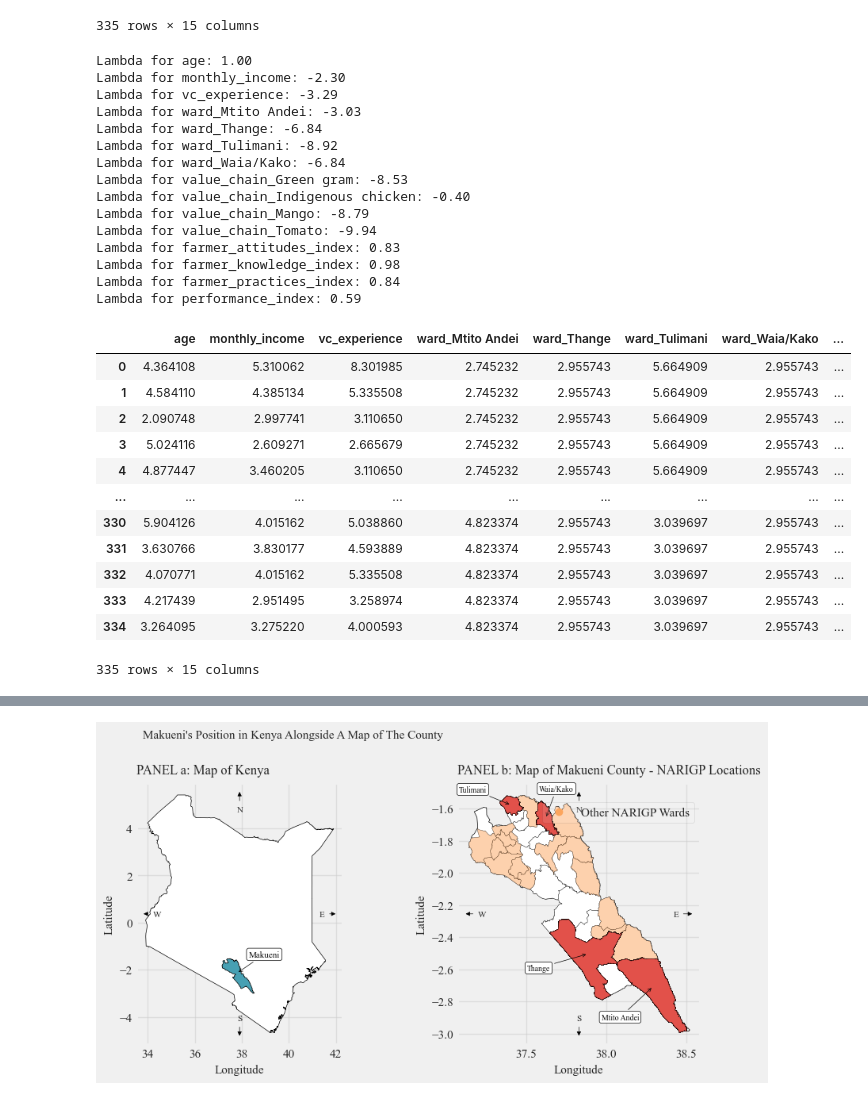
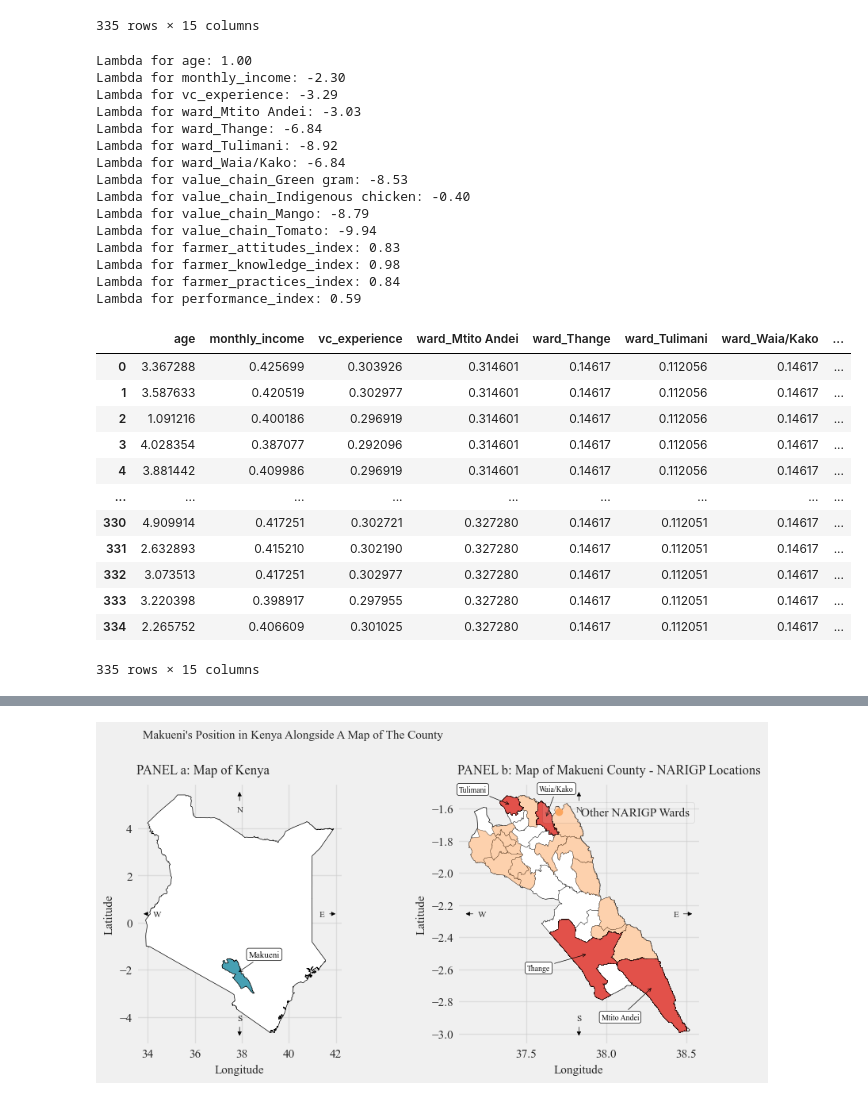
Before and after one commit to StephKisee/narigp-farmer-impact-study, a Jupyter notebook: notebooks/notebook.ipynb, the cells around one changed output, grey strips where cells are left out. Cells and saved outputs as stored; diff of their text form; code cells hidden in the pictures.

```diff
--- a/notebooks/notebook.ipynb
+++ b/notebooks/notebook.ipynb
@@ -851,49 +889,57 @@ model_data_scaled_df = model_data_scaled_df + const
 # Apply the Box-Cox transformation to the data
 for col in model_data_scaled_df.columns:
     # if model_data_scaled_df[col].min() < 0:
     #     const_ = abs(model_data_scaled_df[col].min()) + 1
     #     model_data_scaled_df[col] = model_data_scaled_df[col] + const_
 
-    model_data[col], ld = boxcox(model_data_scaled_df[col])
-    # model_data[col] = np.log(model_data_scaled_df[col])
-    # model_data[col] = np.sqrt(model_data_scaled_df[col])
-    # model_data[col] = np.cbrt(model_data_scaled_df[col])
-    # model_data[col] = model_data_scaled_df[col] ** 2
-    # model_data[col] = model_data_scaled_df[col] ** 3
-    # model_data_scaled_df[col] = model_data_scaled_df[col]
+    # Find the standard deviation of the column
+    # std_dev = model_data_scaled_df[col].std()
+    # mean = model_data_scaled_df[col].mean()
+    #
+    # # Drop values beyond 3 standard deviations from the mean
+    # lower, upper = mean - 3 * std_dev, mean + 3 * std_dev
+    # model_data_scaled_df = model_data_scaled_df[(model_data_scaled_df[col] > lower) & (model_data_scaled_df[col] < upper)]
+
+    model_data_scaled_df[col], ld = boxcox(model_data_scaled_df[col])
+    # model_data_scaled_df[col] = np.log(model_data_scaled_df[col])
+    # model_data_scaled_df[col] = np.sqrt(model_data_scaled_df[col])
+    # model_data_scaled_df[col] = np.cbrt(model_data_scaled_df[col])
+    # model_data_scaled_df[col] = model_data_scaled_df[col] ** 2
+    # model_data_scaled_df[col] = model_data_scaled_df[col] ** 3
+    model_data_scaled_df[col] = model_data_scaled_df[col]
     print(f"Lambda for {col}: {ld:.2f}")
 
 # Add the performance index column
 # model_data_scaled_df['performance_index'] = model_data['performance_index']
 
 model_data = model_data_scaled_df
 model_data
 # %% [output]
 Lambda for age: 1.00
 Lambda for monthly_income: -2.30
 Lambda for vc_experience: -3.29
 Lambda for ward_Mtito Andei: -3.03
 Lambda for ward_Thange: -6.84
 Lambda for ward_Tulimani: -8.92
 Lambda for ward_Waia/Kako: -6.84
 Lambda for value_chain_Green gram: -8.53
 Lambda for value_chain_Indigenous chicken: -0.40
 Lambda for value_chain_Mango: -8.79
 Lambda for value_chain_Tomato: -9.94
 Lambda for farmer_attitudes_index: 0.83
 Lambda for farmer_knowledge_index: 0.98
 Lambda for farmer_practices_index: 0.84
 Lambda for performance_index: 0.59
 |  | age | monthly_income | vc_experience | ward_Mtito Andei | ward_Thange | ward_Tulimani | ward_Waia/Kako | ... |
-| 0 | 4.364108 | 5.310062 | 8.301985 | 2.745232 | 2.955743 | 5.664909 | 2.955743 | ... |
-| 1 | 4.584110 | 4.385134 | 5.335508 | 2.745232 | 2.955743 | 5.664909 | 2.955743 | ... |
-| 2 | 2.090748 | 2.997741 | 3.110650 | 2.745232 | 2.955743 | 5.664909 | 2.955743 | ... |
-| 3 | 5.024116 | 2.609271 | 2.665679 | 2.745232 | 2.955743 | 5.664909 | 2.955743 | ... |
-| 4 | 4.877447 | 3.460205 | 3.110650 | 2.745232 | 2.955743 | 5.664909 | 2.955743 | ... |
+| 0 | 3.367288 | 0.425699 | 0.303926 | 0.314601 | 0.14617 | 0.112056 | 0.14617 | ... |
+| 1 | 3.587633 | 0.420519 | 0.302977 | 0.314601 | 0.14617 | 0.112056 | 0.14617 | ... |
+| 2 | 1.091216 | 0.400186 | 0.296919 | 0.314601 | 0.14617 | 0.112056 | 0.14617 | ... |
+| 3 | 4.028354 | 0.387077 | 0.292096 | 0.314601 | 0.14617 | 0.112056 | 0.14617 | ... |
+| 4 | 3.881442 | 0.409986 | 0.296919 | 0.314601 | 0.14617 | 0.112056 | 0.14617 | ... |
 | ... | ... | ... | ... | ... | ... | ... | ... | ... |
-| 330 | 5.904126 | 4.015162 | 5.038860 | 4.823374 | 2.955743 | 3.039697 | 2.955743 | ... |
-| 331 | 3.630766 | 3.830177 | 4.593889 | 4.823374 | 2.955743 | 3.039697 | 2.955743 | ... |
-| 332 | 4.070771 | 4.015162 | 5.335508 | 4.823374 | 2.955743 | 3.039697 | 2.955743 | ... |
-| 333 | 4.217439 | 2.951495 | 3.258974 | 4.823374 | 2.955743 | 3.039697 | 2.955743 | ... |
-| 334 | 3.264095 | 3.275220 | 4.000593 | 4.823374 | 2.955743 | 3.039697 | 2.955743 | ... |
+| 330 | 4.909914 | 0.417251 | 0.302721 | 0.327280 | 0.14617 | 0.112051 | 0.14617 | ... |
+| 331 | 2.632893 | 0.415210 | 0.302190 | 0.327280 | 0.14617 | 0.112051 | 0.14617 | ... |
+| 332 | 3.073513 | 0.417251 | 0.302977 | 0.327280 | 0.14617 | 0.112051 | 0.14617 | ... |
+| 333 | 3.220398 | 0.398917 | 0.297955 | 0.327280 | 0.14617 | 0.112051 | 0.14617 | ... |
+| 334 | 2.265752 | 0.406609 | 0.301025 | 0.327280 | 0.14617 | 0.112051 | 0.14617 | ... |
 335 rows × 15 columns
```
Also changed, not shown: parts of 8 cells of this notebook, 1 other file.
